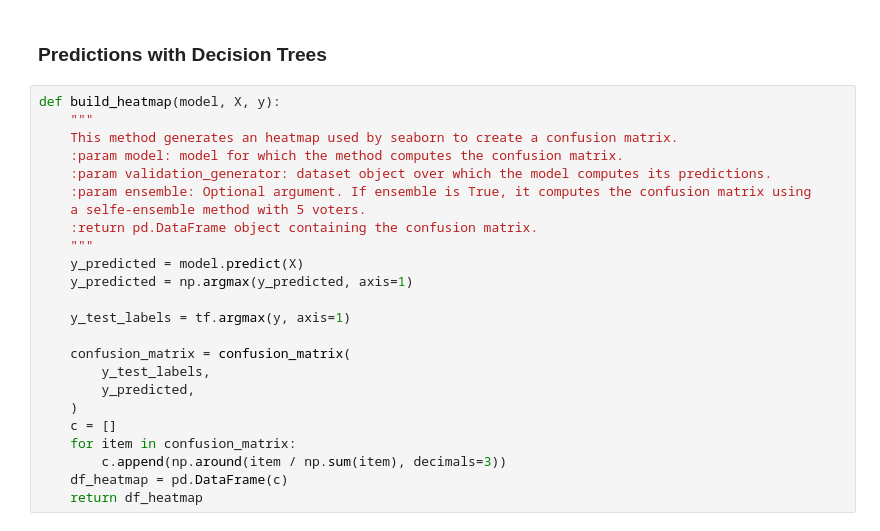
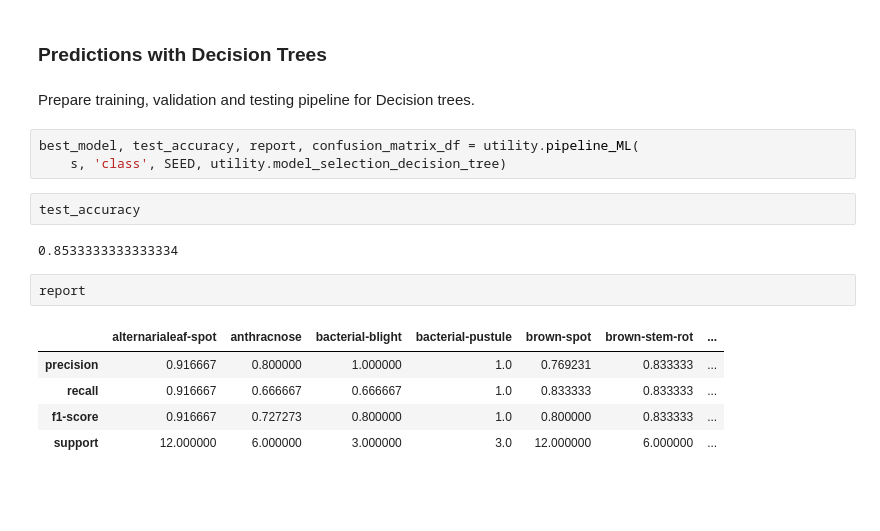
Before and after one commit to VladMarianCimpeanu/DIQ-assignment, a Jupyter notebook: code/soybean_notebook.ipynb, the cells around one changed output. Drawn from its saved outputs; the diff is of its cells as text; blank space fills up the shorter version.

```diff
--- a/code/soybean_notebook.ipynb
+++ b/code/soybean_notebook.ipynb
@@ -431,26 +440,19 @@ s.head(5)
 # %% [markdown]
 ### Predictions with Decision Trees
-# %%
-def build_heatmap(model, X, y):
-    """
-    This method generates an heatmap used by seaborn to create a confusion matrix.
-    :param model: model for which the method computes the confusion matrix.
-    :param validation_generator: dataset object over which the model computes its predictions.
-    :param ensemble: Optional argument. If ensemble is True, it computes the confusion matrix using
-    a selfe-ensemble method with 5 voters.
-    :return pd.DataFrame object containing the confusion matrix.
-    """
-    y_predicted = model.predict(X)
-    y_predicted = np.argmax(y_predicted, axis=1)
-
-    y_test_labels = tf.argmax(y, axis=1)
-
-    confusion_matrix = confusion_matrix(
-        y_test_labels,
-        y_predicted,
-    )
-    c = []
-    for item in confusion_matrix:
-        c.append(np.around(item / np.sum(item), decimals=3))
-    df_heatmap = pd.DataFrame(c)
-    return df_heatmap
+# %% [markdown]
+Prepare training, validation and testing pipeline for Decision trees.
+# %%
+best_model, test_accuracy, report, confusion_matrix_df = utility.pipeline_ML(
+    s, 'class', SEED, utility.model_selection_decision_tree)
+# %%
+test_accuracy
+# %% [output]
+0.8533333333333334
+# %%
+report
+# %% [output]
+|  | alternarialeaf-spot | anthracnose | bacterial-blight | bacterial-pustule | brown-spot | brown-stem-rot | ... |
+| precision | 0.916667 | 0.800000 | 1.000000 | 1.0 | 0.769231 | 0.833333 | ... |
+| recall | 0.916667 | 0.666667 | 0.666667 | 1.0 | 0.833333 | 0.833333 | ... |
+| f1-score | 0.916667 | 0.727273 | 0.800000 | 1.0 | 0.800000 | 0.833333 | ... |
+| support | 12.000000 | 6.000000 | 3.000000 | 3.0 | 12.000000 | 6.000000 | ... |
```
Also changed, not shown: parts of 13 cells of this notebook.
